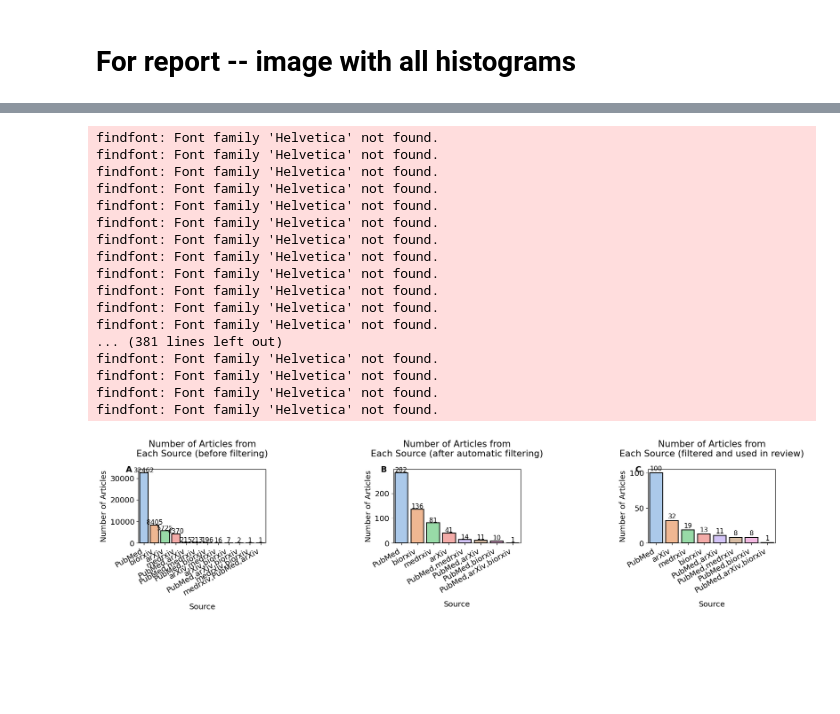
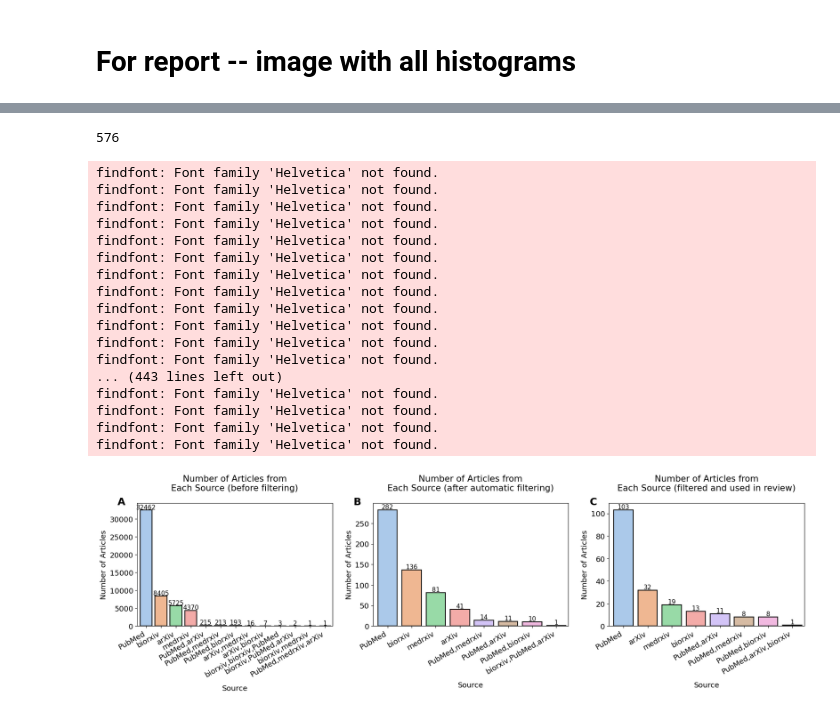
Before and after one commit to TohaRhymes/llm_in_diagnostics, a Jupyter notebook: scripts/2_clean_EDA_and_clinical_extraction.ipynb, the cells around one changed output, grey strips where cells are left out. Cells and saved outputs as stored; diff of their text form; code cells hidden in the pictures; blank space fills up the shorter version.

```diff
--- a/scripts/2_clean_EDA_and_clinical_extraction.ipynb
+++ b/scripts/2_clean_EDA_and_clinical_extraction.ipynb
@@ -756,4 +797,4 @@ tragic, fragment, coverag, encourag, ungs, angs, ongs, ings, eragrostis, smallmo
 # %%
 # Select also newly made final version
 df_selected_filtered = pd.read_csv('../data/final/ST2.csv')[['title', 'abstract', 'source', 'final_code']].dropna()
-df_selected_filtered
+df_selected_filtered = df_selected_filtered[df_selected_filtered.final_code!="None"]
@@ -774,3 +814,7 @@ df_selected_filtered
+# %%
+sum(Counter(df_cleaned_clinic.source).values())
+# %% [output]
+576
 # %%
 # clean source
 df.source = df.source.apply(lambda x: doubled_sources[x] if x in doubled_sources else x)
@@ -788,36 +832,47 @@ plot_article_source_histogram(df, title='Number of Articles from\nEach Source (b
 plot_article_source_histogram(df_cleaned_clinic, title='Number of Articles from\nEach Source (after automatic filtering)',
                               up_size=3,
                               ax=ax2)
 plot_article_source_histogram(df_selected_filtered, title='Number of Articles from\nEach Source (filtered and used in review)',
-                              up_size=3,
+                              up_size=1,
                               ax=ax3)
 
+
+for ax in (ax1, ax2, ax3):
+    y0, y1 = ax.get_ylim()
+    ax.set_ylim(y0, y1 * 1.01)  # 5–15% обычно достаточно
+
+    x0, x1 = ax.get_xlim()
+    ax.set_xlim(x0*1.2, x1)  # 5–15% обычно достаточно
+
+
 # Add "A" and "B" to top-left of each subplot
-ax1.text(-0.1, 1.05, 'A', transform=ax1.transAxes, fontsize=14, fontweight='bold', ha='left', va='top')
-ax2.text(-0.1, 1.05, 'B', transform=ax2.transAxes, fontsize=14, fontweight='bold', ha='left', va='top')
-ax2.text(-0.1, 1.05, 'C', transform=ax3.transAxes, fontsize=14, fontweight='bold', ha='left', va='top')
+ax1.text(-0.1, 1.05, 'A', transform=ax1.transAxes, fontsize=18, fontweight='bold', ha='left', va='top')
+ax2.text(-0.1, 1.05, 'B', transform=ax2.transAxes, fontsize=18, fontweight='bold', ha='left', va='top')
+ax3.text(-0.1, 1.05, 'C', transform=ax3.transAxes, fontsize=18, fontweight='bold', ha='left', va='top')
+
+
 
 plt.tight_layout()
 
 # Save and show
 fig.savefig('../figures/fig2.pdf', format='pdf')
 plt.show()
 # %% [output]
 findfont: Font family 'Helvetica' not found.
 findfont: Font family 'Helvetica' not found.
 findfont: Font family 'Helvetica' not found.
 findfont: Font family 'Helvetica' not found.
 findfont: Font family 'Helvetica' not found.
 findfont: Font family 'Helvetica' not found.
 findfont: Font family 'Helvetica' not found.
 findfont: Font family 'Helvetica' not found.
 findfont: Font family 'Helvetica' not found.
 findfont: Font family 'Helvetica' not found.
 findfont: Font family 'Helvetica' not found.
 findfont: Font family 'Helvetica' not found.
-... (381 lines left out)
+... (443 lines left out)
 findfont: Font family 'Helvetica' not found.
 findfont: Font family 'Helvetica' not found.
 findfont: Font family 'Helvetica' not found.
 findfont: Font family 'Helvetica' not found.
-[figure, old version]
+[figure, new version]
```
Also changed, not shown: parts of 15 cells of this notebook, 46 other files.
